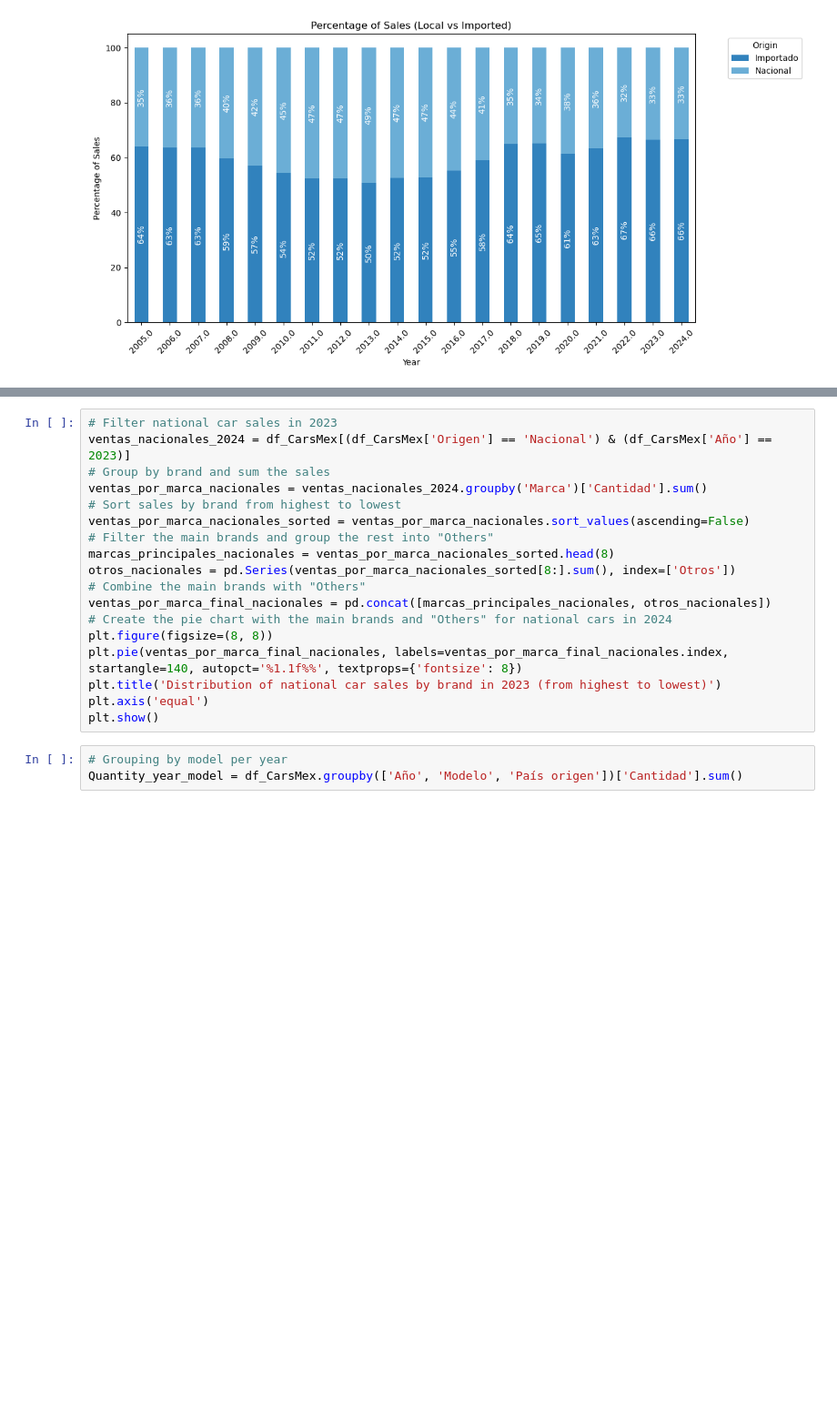
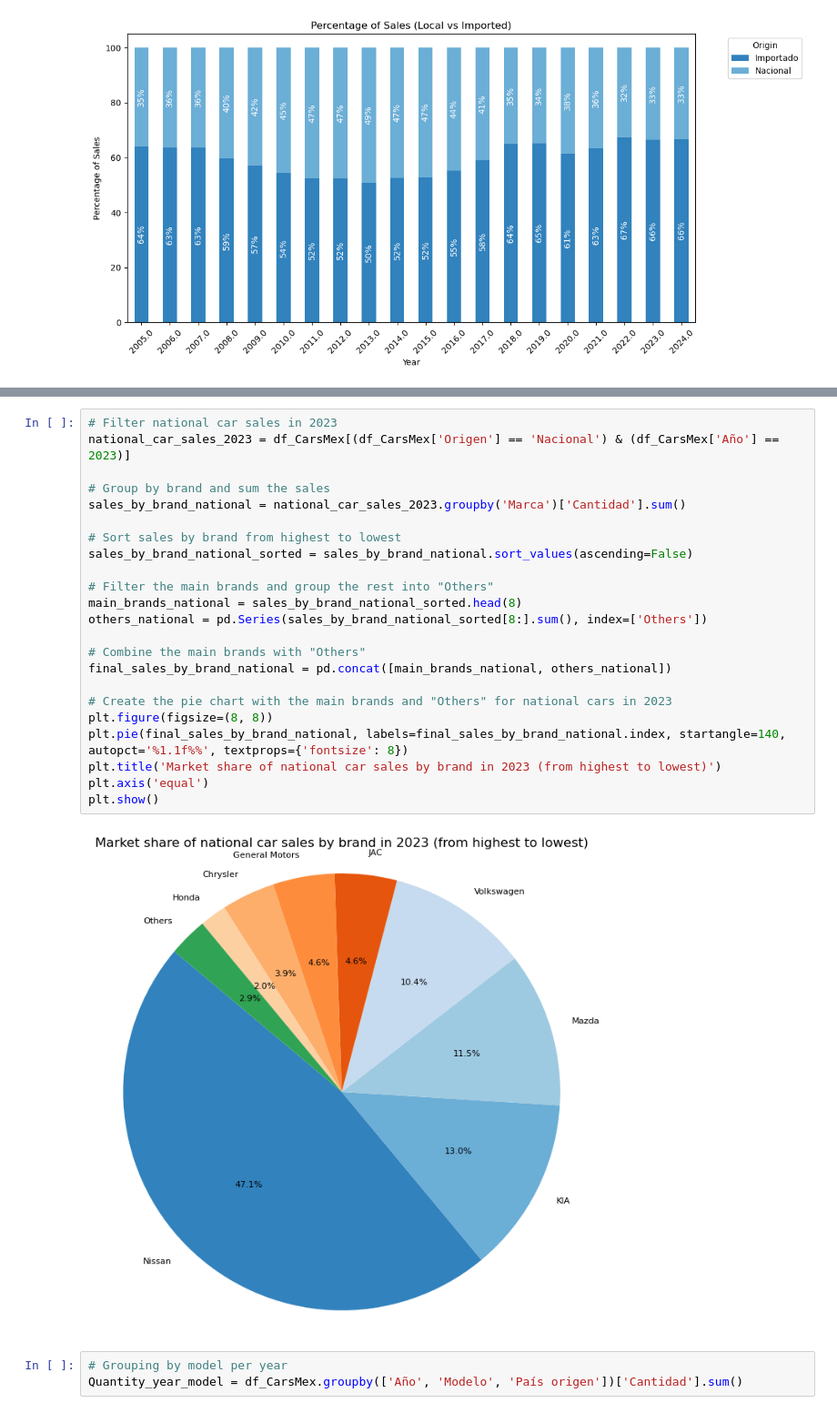
Before and after one commit to AngelesVillagrana/Project-1, a Jupyter notebook: Project-1-Car-Sales.ipynb, the cells around one changed output, grey strips where cells are left out. Shown at 91% size. Cells and saved outputs as stored; diff of their text form; blank space fills up the shorter version.

```diff
--- a/Project-1-Car-Sales.ipynb
+++ b/Project-1-Car-Sales.ipynb
@@ -428,21 +428,28 @@ plt.show()
 # %%
 # Filter national car sales in 2023
-ventas_nacionales_2024 = df_CarsMex[(df_CarsMex['Origen'] == 'Nacional') & (df_CarsMex['Año'] == 2023)]
+national_car_sales_2023 = df_CarsMex[(df_CarsMex['Origen'] == 'Nacional') & (df_CarsMex['Año'] == 2023)]
+
 # Group by brand and sum the sales
-ventas_por_marca_nacionales = ventas_nacionales_2024.groupby('Marca')['Cantidad'].sum()
+sales_by_brand_national = national_car_sales_2023.groupby('Marca')['Cantidad'].sum()
+
 # Sort sales by brand from highest to lowest
-ventas_por_marca_nacionales_sorted = ventas_por_marca_nacionales.sort_values(ascending=False)
+sales_by_brand_national_sorted = sales_by_brand_national.sort_values(ascending=False)
+
 # Filter the main brands and group the rest into "Others"
-marcas_principales_nacionales = ventas_por_marca_nacionales_sorted.head(8)
-otros_nacionales = pd.Series(ventas_por_marca_nacionales_sorted[8:].sum(), index=['Otros'])
+main_brands_national = sales_by_brand_national_sorted.head(8)
+others_national = pd.Series(sales_by_brand_national_sorted[8:].sum(), index=['Others'])
+
 # Combine the main brands with "Others"
-ventas_por_marca_final_nacionales = pd.concat([marcas_principales_nacionales, otros_nacionales])
-# Create the pie chart with the main brands and "Others" for national cars in 2024
+final_sales_by_brand_national = pd.concat([main_brands_national, others_national])
+
+# Create the pie chart with the main brands and "Others" for national cars in 2023
 plt.figure(figsize=(8, 8))
-plt.pie(ventas_por_marca_final_nacionales, labels=ventas_por_marca_final_nacionales.index, startangle=140, autopct='%1.1f%%', textprops={'fontsize': 8})
-plt.title('Distribution of national car sales by brand in 2023 (from highest to lowest)')
+plt.pie(final_sales_by_brand_national, labels=final_sales_by_brand_national.index, startangle=140, autopct='%1.1f%%', textprops={'fontsize': 8})
+plt.title('Market share of national car sales by brand in 2023 (from highest to lowest)')
 plt.axis('equal')
 plt.show()
+# %% [output]
+[figure, added]
 # %%
 # Grouping by model per year
 Quantity_year_model = df_CarsMex.groupby(['Año', 'Modelo', 'País origen'])['Cantidad'].sum()
```
Also changed, not shown: parts of 36 cells of this notebook.
